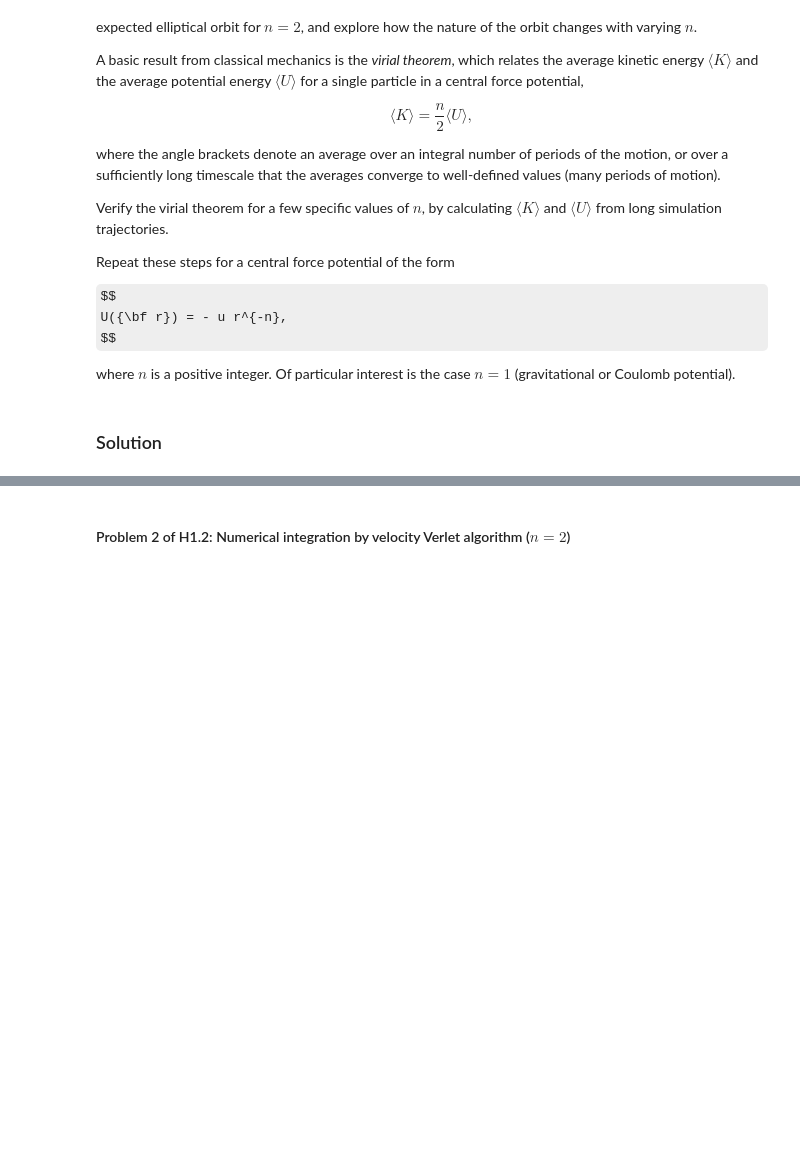
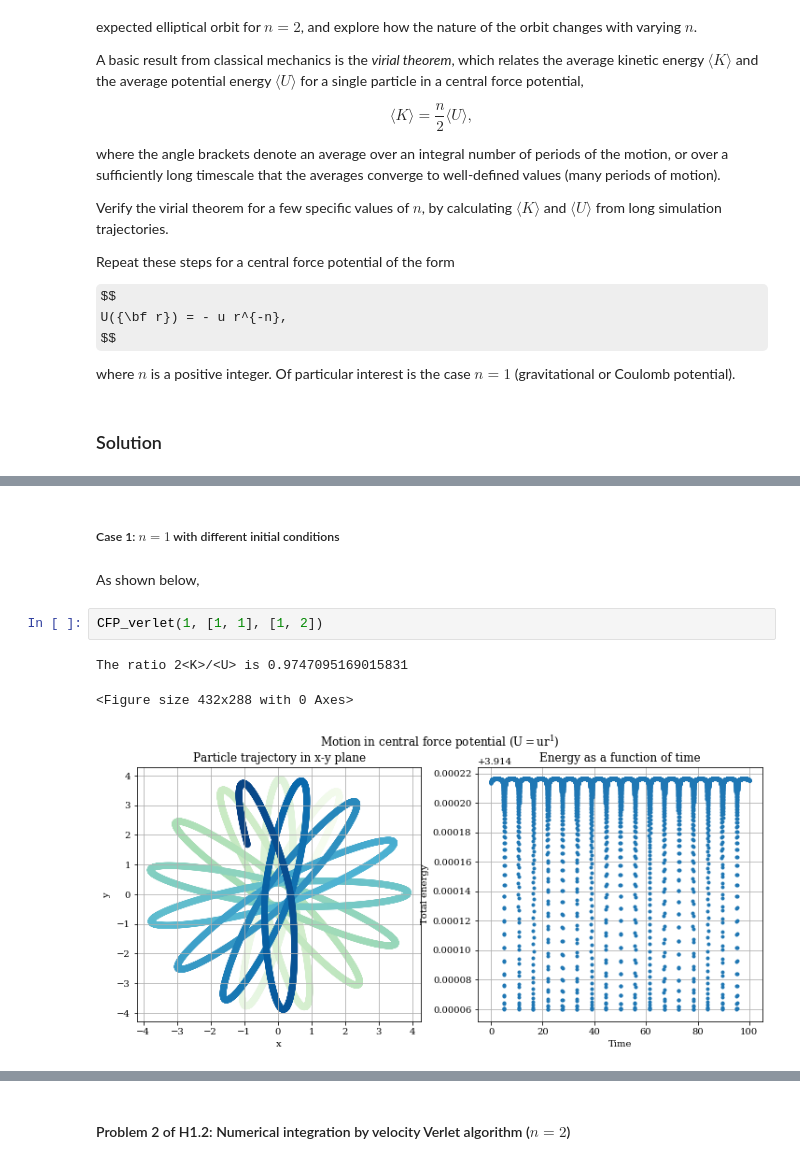
Before and after one commit to wehs7661/CompPhys, a Jupyter notebook: Homework/Homework_01.ipynb, the cells around one changed output, grey strips where cells are left out. Cells and saved outputs as stored; diff of their text form; some formulas as TeX source; blank space fills up the shorter version.

```diff
--- a/Homework/Homework_01.ipynb
+++ b/Homework/Homework_01.ipynb
@@ -126,0 +228,10 @@ Finally, in terms of dimensionless unit, the Hamiltonian's equation of motion be
+# %% [markdown]
+##### Case 1: $n=1$ with different initial conditions
+# %% [markdown]
+As shown below,
+# %%
+CFP_verlet(1, [1, 1], [1, 2])
+# %% [output]
+The ratio 2<K>/<U> is 0.9747095169015831
+<Figure size 432x288 with 0 Axes>
+[figure, added]
```
Also changed, not shown: parts of 23 cells of this notebook, 1 other file.
